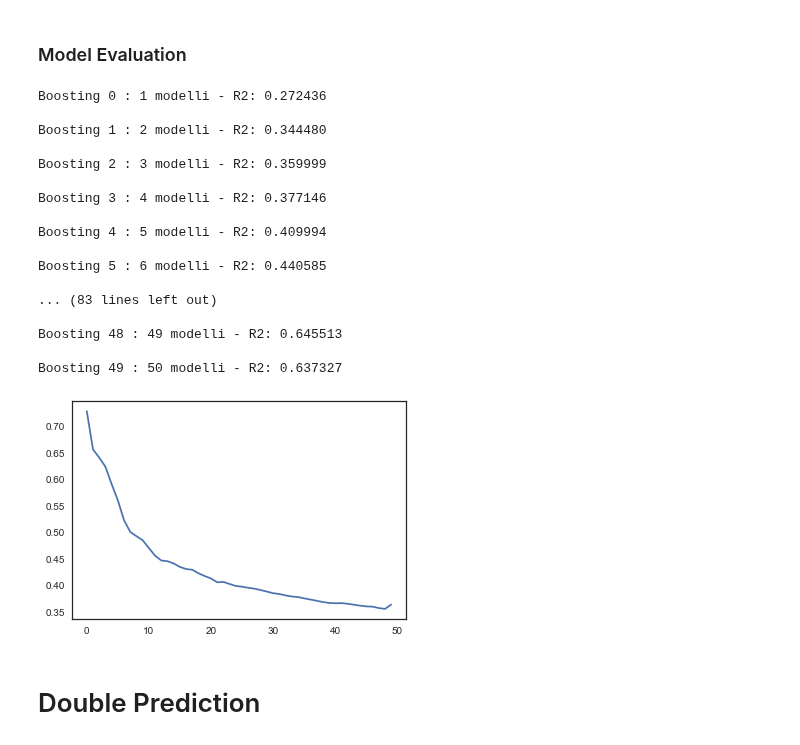
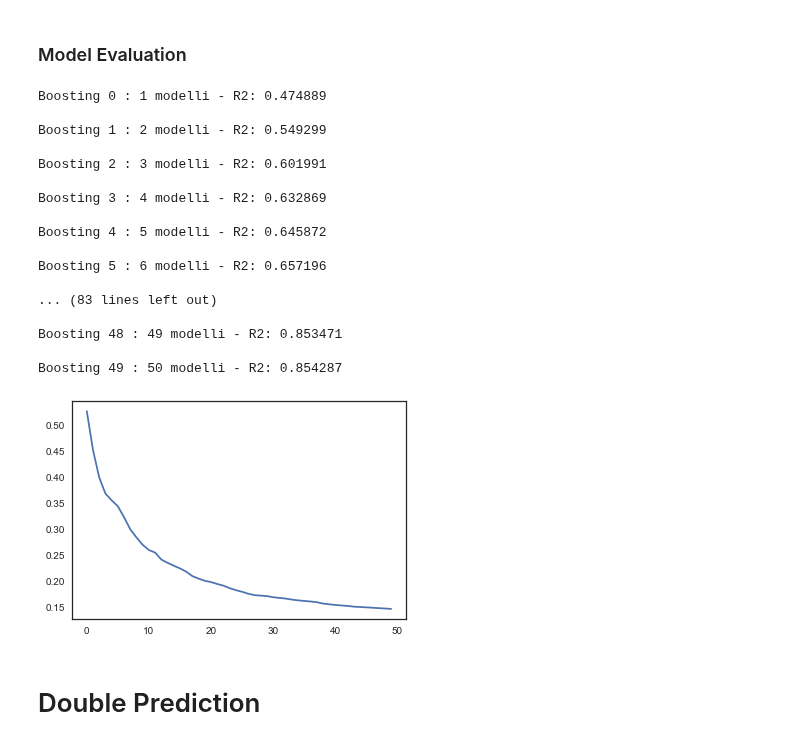
Before and after one commit to PietroMenchetti/DataMiningProject, a Jupyter notebook: GradientBoostingFinal.ipynb, the cells around one changed output. Drawn from its saved outputs; the diff is of its cells as text; code cells hidden in the pictures.

```diff
--- a/GradientBoostingFinal.ipynb
+++ b/GradientBoostingFinal.ipynb
@@ -168,27 +168,27 @@ def Model_Building(dataset, features, target, no_boosting_runs):
 # %% [markdown]
 ### Model Evaluation
 # %%
-crossperf = BoostingCrossvalidation(train, direcly_sales_rfs, 'NumberOfSales', 50)
+crossperf = BoostingCrossvalidation(train, columnscustomers_rfs, 'NumberOfCustomers', 50)
 GradientBoosting_performances(crossperf)
 # %% [output]
-Boosting 0 : 1 modelli - R2: 0.272436
+Boosting 0 : 1 modelli - R2: 0.474889
 
-Boosting 1 : 2 modelli - R2: 0.344480
+Boosting 1 : 2 modelli - R2: 0.549299
 
-Boosting 2 : 3 modelli - R2: 0.359999
+Boosting 2 : 3 modelli - R2: 0.601991
 
-Boosting 3 : 4 modelli - R2: 0.377146
+Boosting 3 : 4 modelli - R2: 0.632869
 
-Boosting 4 : 5 modelli - R2: 0.409994
+Boosting 4 : 5 modelli - R2: 0.645872
 
-Boosting 5 : 6 modelli - R2: 0.440585
+Boosting 5 : 6 modelli - R2: 0.657196
 
 ... (83 lines left out)
 
-Boosting 48 : 49 modelli - R2: 0.645513
+Boosting 48 : 49 modelli - R2: 0.853471
 
-Boosting 49 : 50 modelli - R2: 0.637327
+Boosting 49 : 50 modelli - R2: 0.854287
-[figure, old version]
+[figure, new version]
 # %% [markdown]
 # Double Prediction
 # %%
```
Also changed, not shown: 1 other file.
